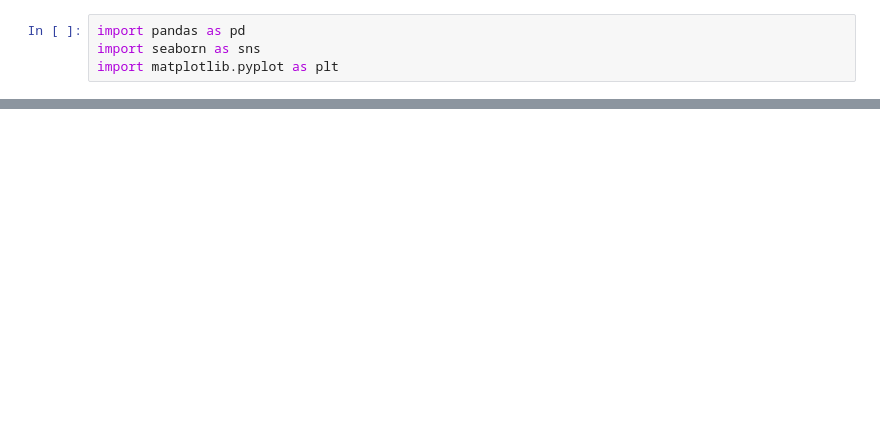
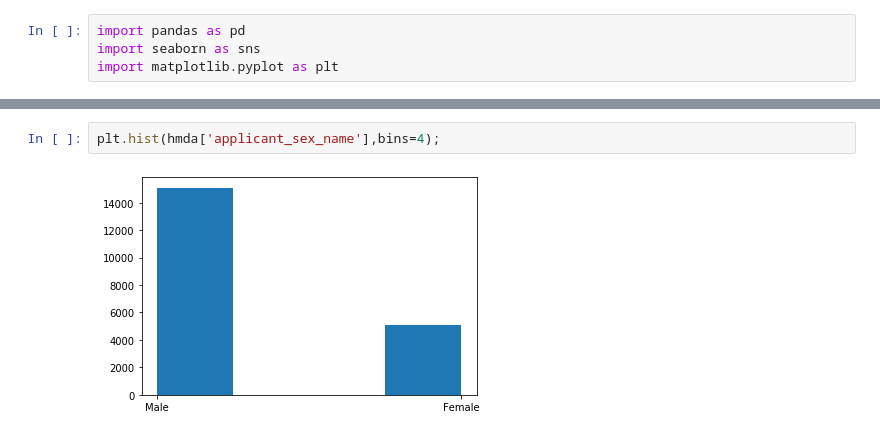
Before and after one commit to OracyC/Capstone-HMDA, a Jupyter notebook: EDA.ipynb, the cells around one changed output, grey strips where cells are left out. Cells and saved outputs as stored; diff of their text form; blank space fills up the shorter version.

```diff
--- a/EDA.ipynb
+++ b/EDA.ipynb
@@ -61,0 +116,4 @@ Index(['as_of_year', 'respondent_id', 'agency_name', 'agency_abbr',
+# %%
+plt.hist(hmda['applicant_sex_name'],bins=4);
+# %% [output]
+[figure, added]
```
Also changed, not shown: parts of 31 cells of this notebook.
